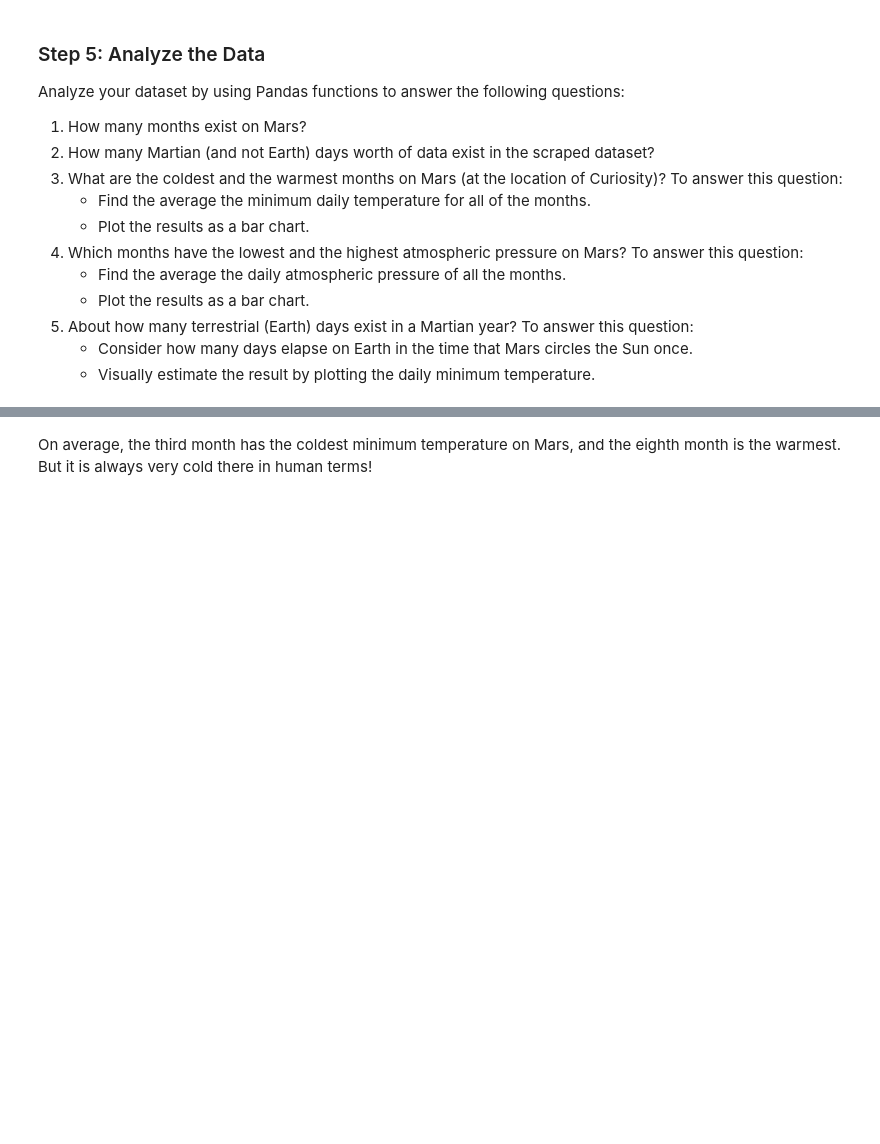
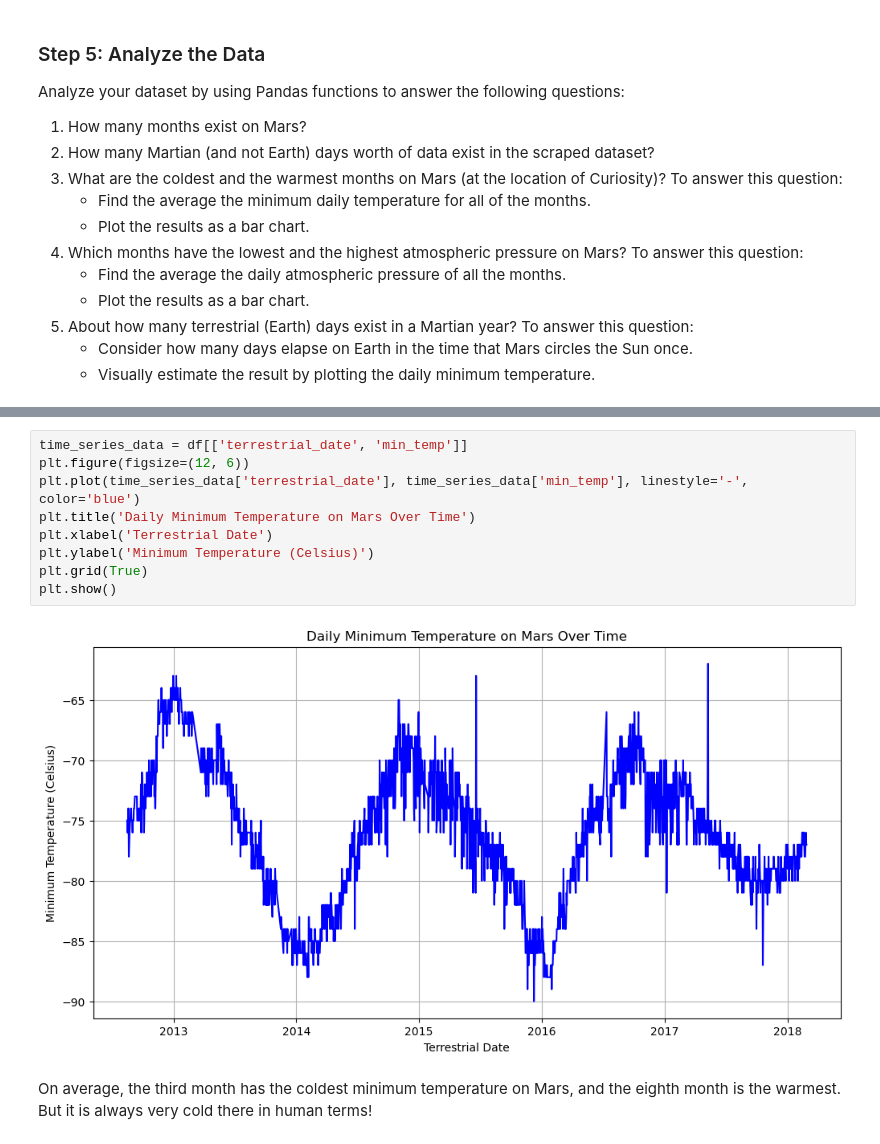
Before and after one commit to cc-roy/beautifulsoup-demo, a Jupyter notebook: part_2_mars_weather.ipynb, the cells around one changed output, grey strips where cells are left out. Cells and saved outputs as stored; diff of their text form; blank space fills up the shorter version.

```diff
--- a/part_2_mars_weather.ipynb
+++ b/part_2_mars_weather.ipynb
@@ -178,3 +216,14 @@ Name: pressure, dtype: float64
+# %%
+time_series_data = df[['terrestrial_date', 'min_temp']]
+plt.figure(figsize=(12, 6))
+plt.plot(time_series_data['terrestrial_date'], time_series_data['min_temp'], linestyle='-', color='blue')
+plt.title('Daily Minimum Temperature on Mars Over Time')
+plt.xlabel('Terrestrial Date')
+plt.ylabel('Minimum Temperature (Celsius)')
+plt.grid(True)
+plt.show()
+# %% [output]
+[figure, added]
 # %% [markdown]
 On average, the third month has the coldest minimum temperature on Mars, and the eighth month is the warmest. But it is always very cold there in human terms!
 # %% [markdown]
```
Also changed, not shown: parts of 20 cells of this notebook, 1 other file.
